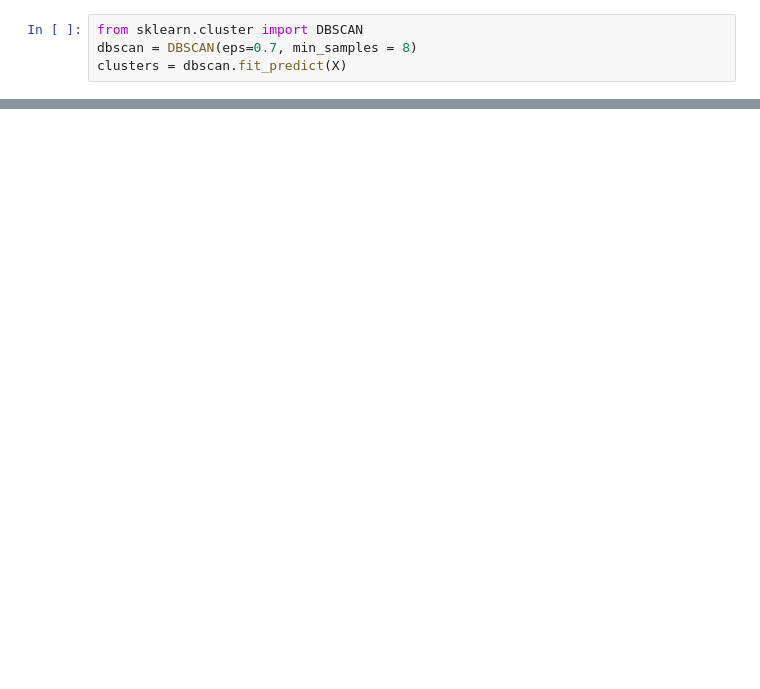
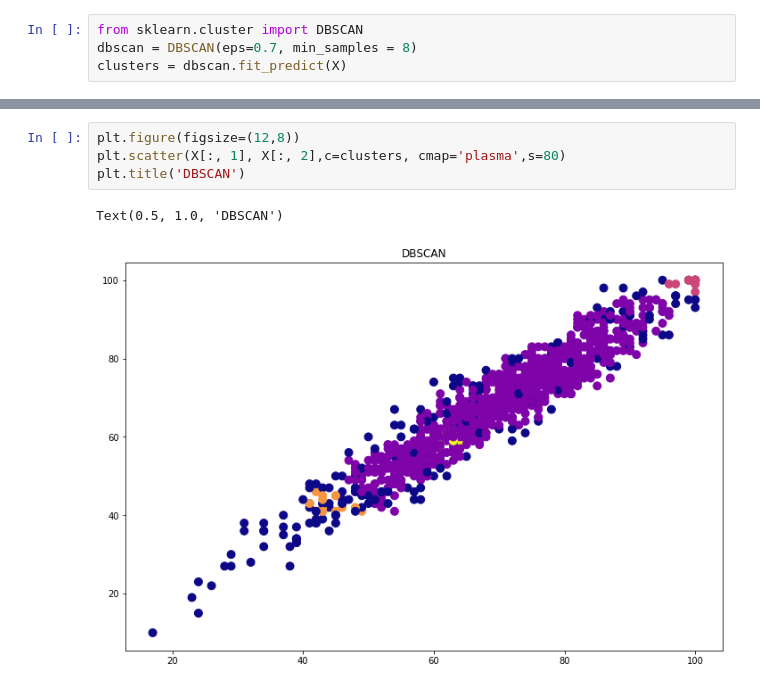
Before and after one commit to himanshu-gautam-git/ML-projects, a Jupyter notebook: Project 3 Student Performance.ipynb, the cells around one changed output, grey strips where cells are left out. Saved outputs shown, nothing was run; the diff lists cells and outputs as text; blank space fills up the shorter version.

```diff
--- a/Project 3 Student Performance.ipynb
+++ b/Project 3 Student Performance.ipynb
@@ -243,0 +239,7 @@ TypeError: '(slice(None, None, None), 0)' is an invalid key
+# %%
+plt.figure(figsize=(12,8))
+plt.scatter(X[:, 1], X[:, 2],c=clusters, cmap='plasma',s=80)
+plt.title('DBSCAN')
+# %% [output]
+Text(0.5, 1.0, 'DBSCAN')
+[figure, added]
```
Also changed, not shown: parts of 7 cells of this notebook.
